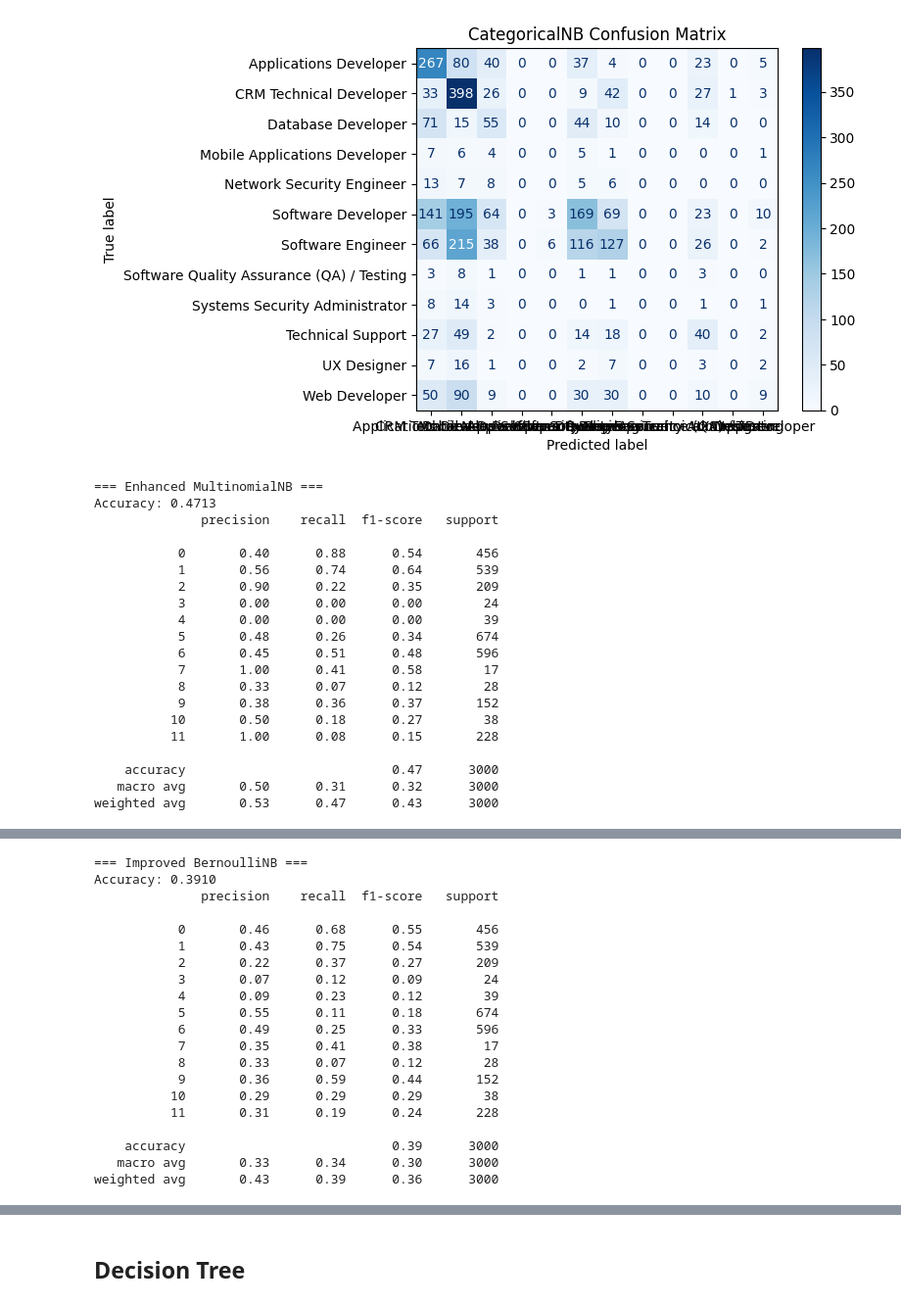
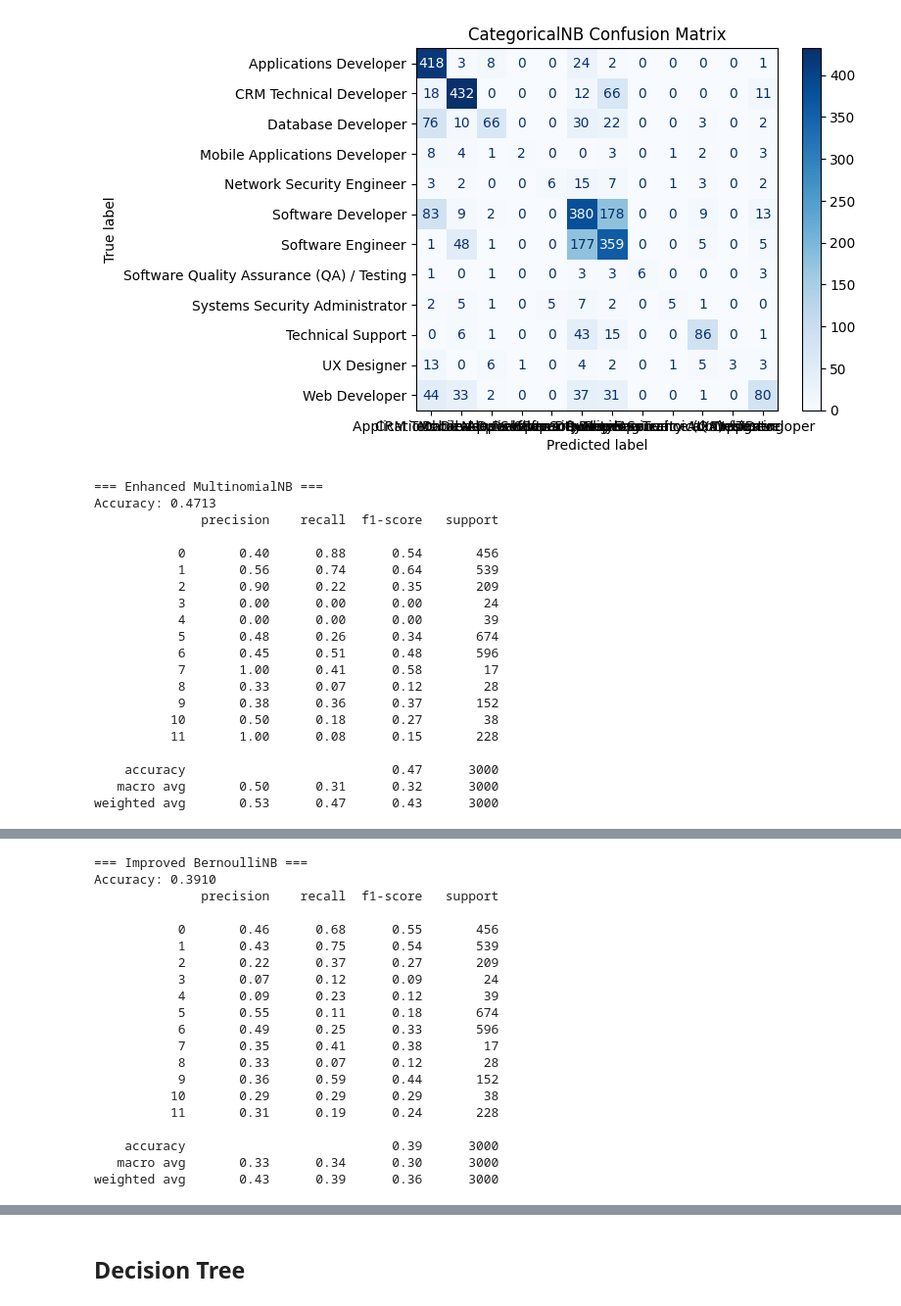
Before and after one commit to bhavanareddy19/cn, a Jupyter notebook: supervised.ipynb, the cells around one changed output, grey strips where cells are left out. Shown at 98% size. Saved outputs shown, nothing was run; the diff lists cells and outputs as text; code cells hidden in the pictures.

```diff
--- a/supervised.ipynb
+++ b/supervised.ipynb
@@ -23,7 +23,6 @@ from scipy.sparse import hstack
 
 # Load and preprocess data
 df = pd.read_csv('cleaned_data.csv')
-
 # Feature engineering
 df['memory_work_ethic'] = df['memory capability score'].astype(str) + "_" + df['hard/smart worker']
 df['num_keywords'] = df['keywords'].apply(lambda x: len(x.split(', ')))
@@ -45,16 +44,12 @@ binary_cols = [
 ]
 
 categorical_cols = [
-    "Interested subjects",
-    "Type of company want to settle in?",
-    "Interested Type of Books",
-    "Management or Technical",
-    "hard/smart worker",
-    "certifications",
-    "workshops",
-    "reading and writing skills",
-    "memory_work_ethic"
+    "keywords", "workshops", "reading and writing skills",
+    "certifications", "Interested subjects", "interested career area ",
+    "Type of company want to settle in?", "Interested Type of Books",
+    "Management or Technical", "hard/smart worker", "memory capability score"
 ]
+
 
 # Convert scores to numeric
 score_map = {"poor": 1, "medium": 2, "excellent": 3}
@@ -73,47 +68,19 @@ X_train, X_test, y_train, y_test = train_test_split(
     random_state=42
 )
 
-# ========== Enhanced CategoricalNB ==========
-class RobustCategoricalNB(CategoricalNB):
-    def _validate_data(self, X, y=None, reset=True):
-        try:
-            X = check_array(X, accept_sparse=True, force_all_finite=False)
-        except ValueError:
-            X = X.astype(np.float64)
-        return super()._validate_data(X, y, reset)
+# Encode categorical features using LabelEncoder
+X_train_cat = X_train[categorical_cols].apply(LabelEncoder().fit_transform)
+X_test_cat = X_test[categorical_cols].apply(lambda col: LabelEncoder().fit(col).transform(col))
 
-# Preprocessing pipeline
-preprocessor = ColumnTransformer(
-    transformers=[
-        ('cat', OrdinalEncoder(handle_unknown='use_encoded_value', unknown_value=-1), categorical_cols),
-        ('discrete', KBinsDiscretizer(n_bins=5, encode='ordinal', strategy='quantile'), numeric_features)
-    ],
-    remainder='drop'
-)
-
-# Process features
-X_train_processed = preprocessor.fit_transform(X_train)
-X_test_processed = preprocessor.transform(X_test)
-
-# Keyword features
-vectorizer = CountVectorizer(
-    tokenizer=lambda x: x.split(", "),
-    max_features=50,
-    binary=True
-)
-keywords_train = vectorizer.fit_transform(X_train['keywords'])
-keywords_test = vectorizer.transform(X_test['keywords'])
-
-# Combine features
-X_train_final = hstack([X_train_processed, keywords_train]).toarray()
-X_test_final = hstack([X_test_processed, keywords_test]).toarray()
+# Handle potential missing categories in test set by filling with -1
+X_test_cat = X_test_cat.where(pd.notnull(X_test_cat), -1)
 
 # Train and evaluate
-catnb = RobustCategoricalNB(alpha=0.5, min_categories=10, force_alpha=True)
-catnb.fit(X_train_final, y_train)
-y_pred = catnb.predict(X_test_final)
+catnb = CategoricalNB(min_categories=10)
+catnb.fit(X_train_cat, y_train)
+y_pred = catnb.predict(X_test_cat)
 
-print("\n=== Enhanced CategoricalNB ===")
+print("\n=== Reverted CategoricalNB ===")
 print(f"Accuracy: {accuracy_score(y_test, y_pred):.4f}")
 print(classification_report(y_test, y_pred))
 
@@ -123,6 +90,7 @@ disp = ConfusionMatrixDisplay(confusion_matrix=cm, display_labels=label_encoder.
 disp.plot(cmap='Blues')
 plt.title('CategoricalNB Confusion Matrix')
 plt.show()
+
 
 # ========== Enhanced MultinomialNB ==========
 # Text processing
@@ -225,4 +193,4 @@ weighted avg       0.34      0.35      0.32      3000
-[figure, old version]
+[figure, new version]
 === Enhanced MultinomialNB ===
 Accuracy: 0.4713
               precision    recall  f1-score   support
```
Also changed, not shown: parts of 3 cells of this notebook, 5 other files.
